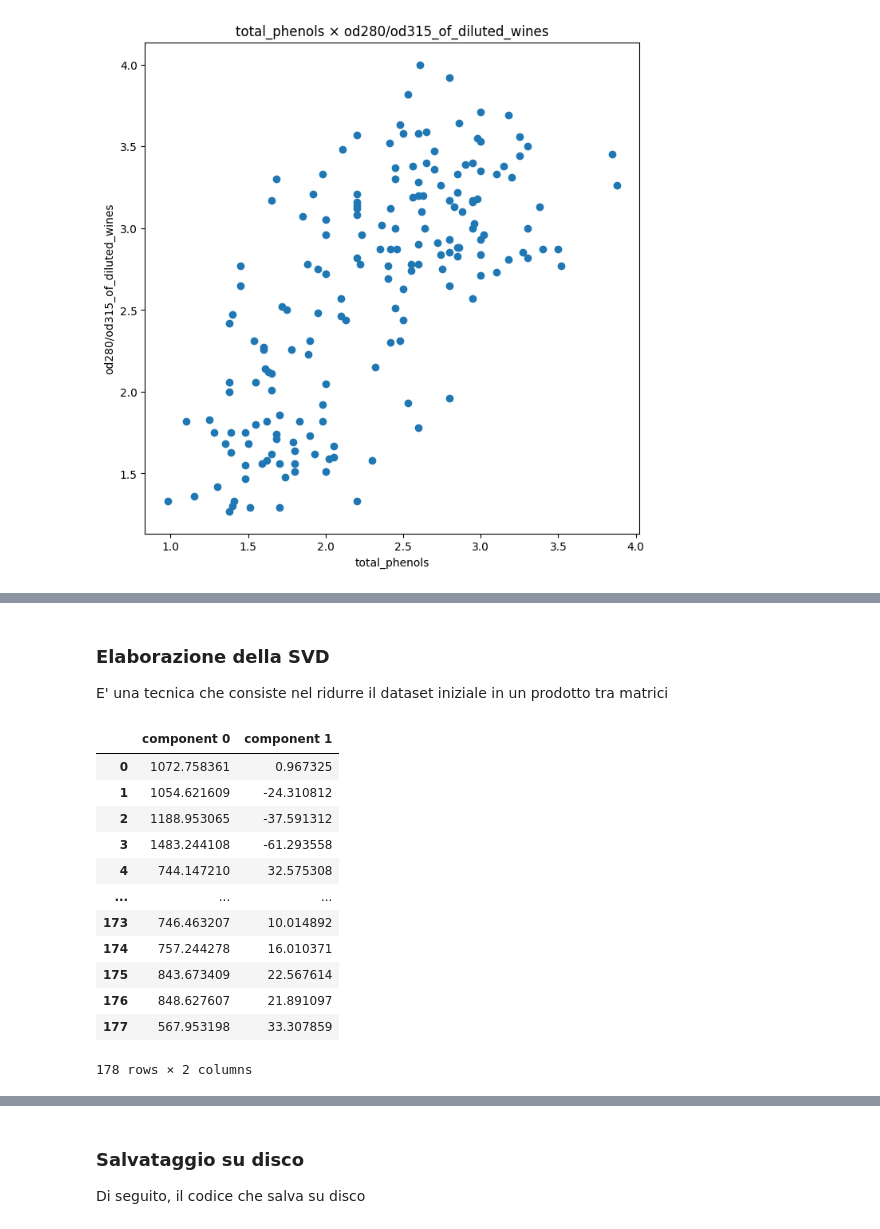
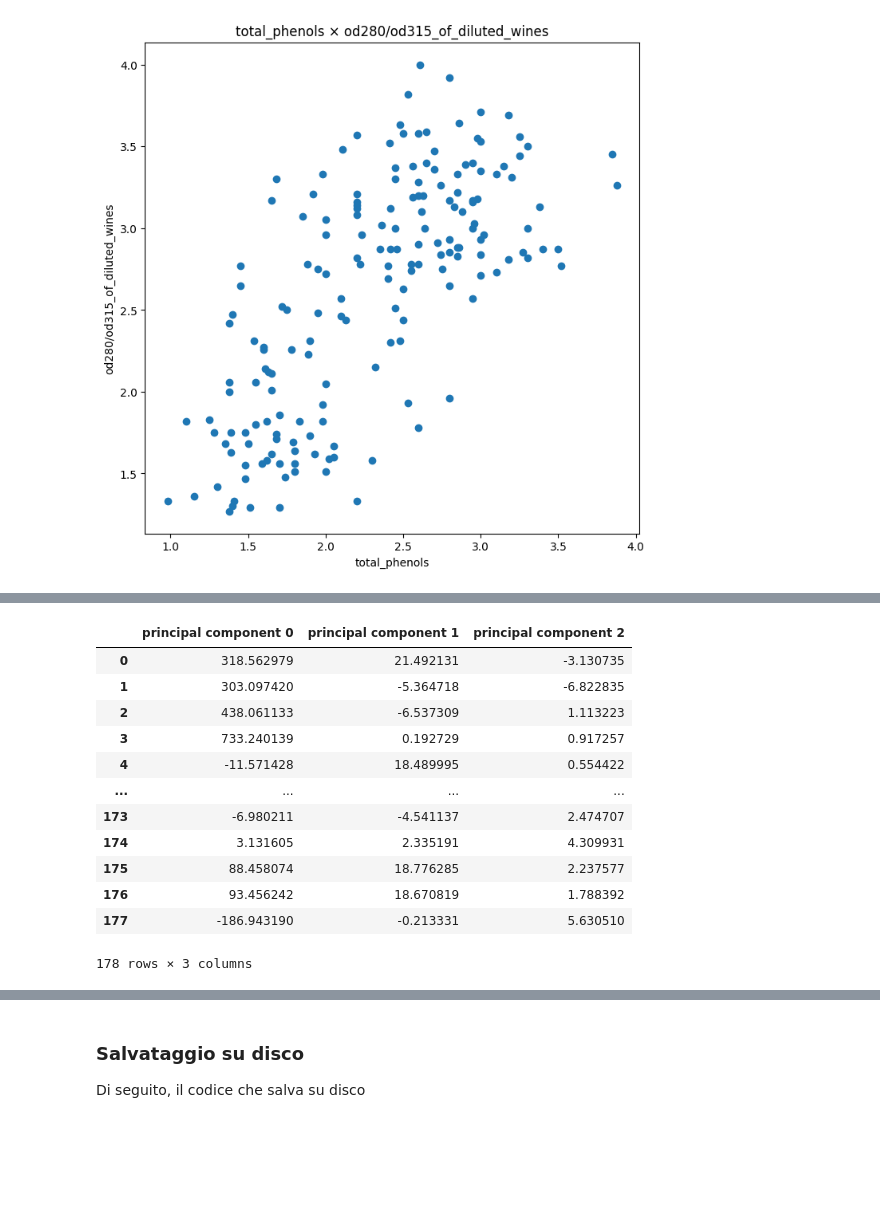
Before and after one commit to marcospampi/lab-data-mining, a Jupyter notebook: homework1/homework.ipynb, the cells around one changed output, grey strips where cells are left out. Drawn from its saved outputs; the diff is of its cells as text; code cells hidden in the pictures; blank space fills up the shorter version.

```diff
--- a/homework1/homework.ipynb
+++ b/homework1/homework.ipynb
@@ -127,25 +113,18 @@ pca_df
-# %% [markdown]
-### Elaborazione della SVD
-E' una tecnica che consiste nel ridurre il dataset iniziale in un prodotto tra matrici
-# %%
-from sklearn.decomposition import TruncatedSVD
-
-svd = TruncatedSVD(n_components=n_components)
-svd_fit_data = svd.fit_transform(df.values)
-svd_df = pd.DataFrame( svd_fit_data, columns=[ "component {0}".format(n) for n in range(n_components) ])
-
-svd_df
-# %% [output]
-|  | component 0 | component 1 |
-| 0 | 1072.758361 | 0.967325 |
-| 1 | 1054.621609 | -24.310812 |
-| 2 | 1188.953065 | -37.591312 |
-| 3 | 1483.244108 | -61.293558 |
-| 4 | 744.147210 | 32.575308 |
-| ... | ... | ... |
-| 173 | 746.463207 | 10.014892 |
-| 174 | 757.244278 | 16.010371 |
-| 175 | 843.673409 | 22.567614 |
-| 176 | 848.627607 | 21.891097 |
-| 177 | 567.953198 | 33.307859 |
-178 rows × 2 columns
+# %%
+from src.reduction import compute_pca
+pca_df = compute_pca(df, n = 3)
+pca_df
+# %% [output]
+|  | principal component 0 | principal component 1 | principal component 2 |
+| 0 | 318.562979 | 21.492131 | -3.130735 |
+| 1 | 303.097420 | -5.364718 | -6.822835 |
+| 2 | 438.061133 | -6.537309 | 1.113223 |
+| 3 | 733.240139 | 0.192729 | 0.917257 |
+| 4 | -11.571428 | 18.489995 | 0.554422 |
+| ... | ... | ... | ... |
+| 173 | -6.980211 | -4.541137 | 2.474707 |
+| 174 | 3.131605 | 2.335191 | 4.309931 |
+| 175 | 88.458074 | 18.776285 | 2.237577 |
+| 176 | 93.456242 | 18.670819 | 1.788392 |
+| 177 | -186.943190 | -0.213331 | 5.630510 |
+178 rows × 3 columns
```
Also changed, not shown: parts of 27 cells of this notebook, 2 other files.
